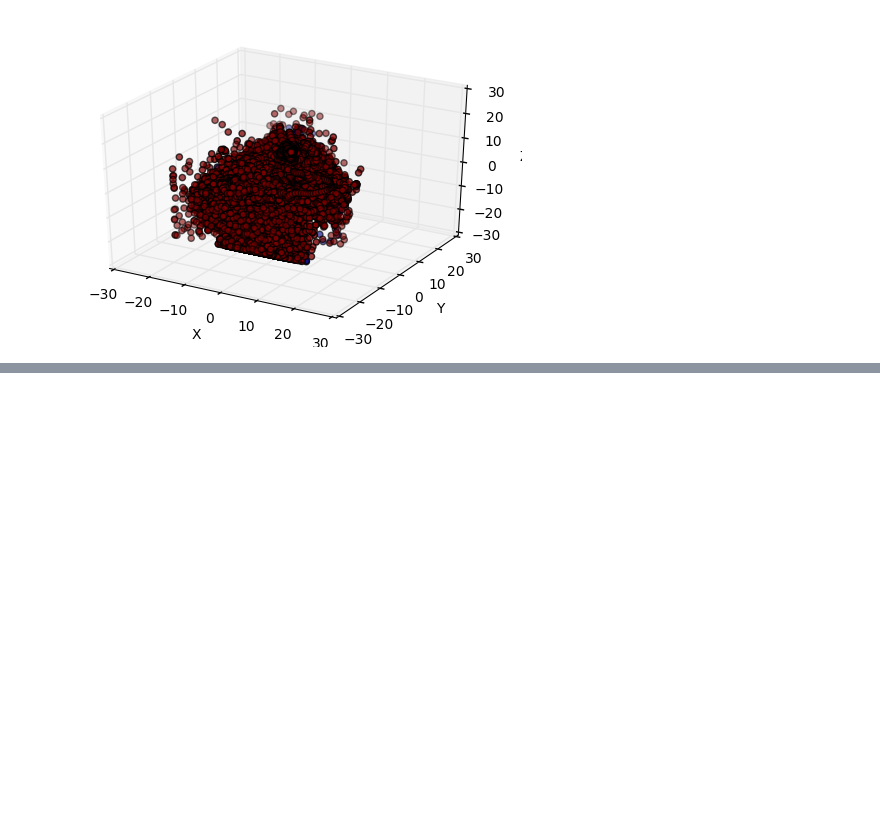
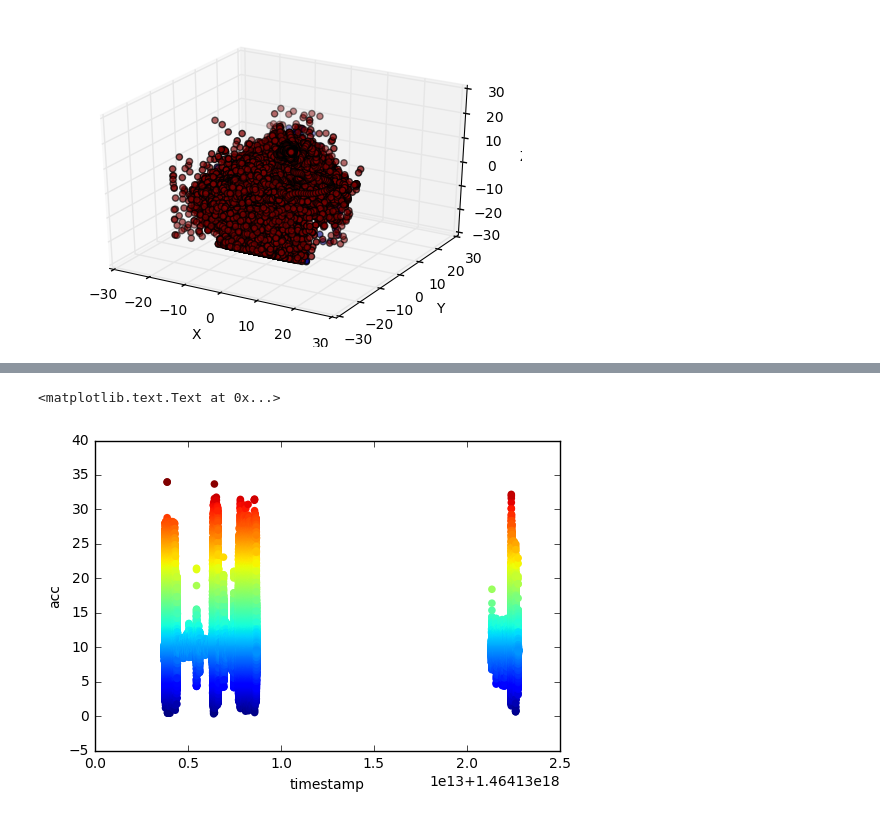
Before and after one commit to yyenigun/mobile-sensor-data-notebooks, a Jupyter notebook: AlgoSnabCrowdSignals.ipynb, the cells around one changed output, grey strips where cells are left out. Cells and saved outputs as stored; diff of their text form; code cells hidden in the pictures; blank space fills up the shorter version.

```diff
--- a/AlgoSnabCrowdSignals.ipynb
+++ b/AlgoSnabCrowdSignals.ipynb
@@ -306,0 +167,7 @@ Apply the KNeighborsClassifier to the ``iris`` dataset. Play with different valu
+# %%
+plt.scatter(accDf['timestamps'], accDf['acc'], c=accDf['acc'], linewidths=0, s=30)
+plt.xlabel("timestamp")
+plt.ylabel("acc")
+# %% [output]
+<matplotlib.text.Text at 0x...>
+[figure, added]
```
Also changed, not shown: parts of 50 cells of this notebook.
